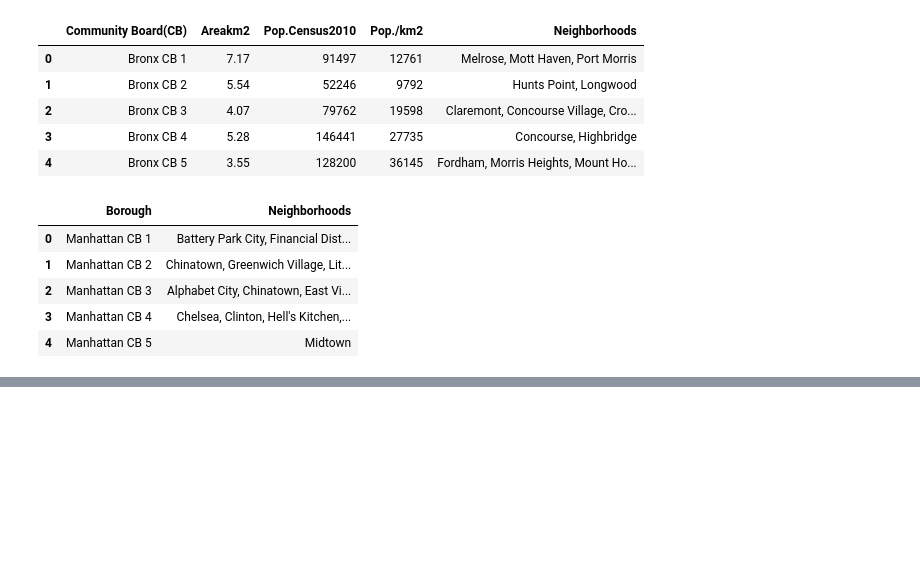
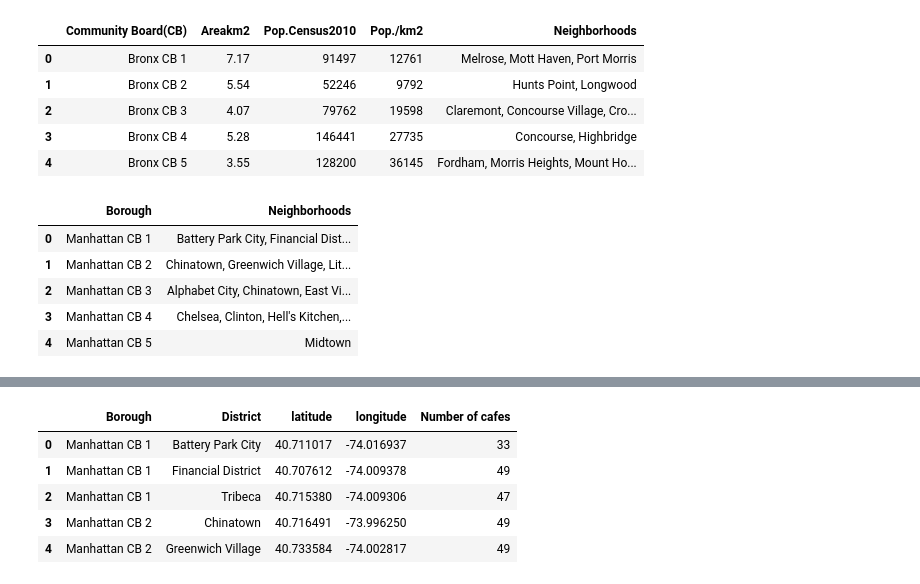
Before and after one commit to GUC83/github-coursera, a Jupyter notebook: the Battle of Neighborhoods.ipynb, the cells around one changed output, grey strips where cells are left out. Drawn from its saved outputs; the diff is of its cells as text; code cells hidden in the pictures; blank space fills up the shorter version.

```diff
--- a/the Battle of Neighborhoods.ipynb
+++ b/the Battle of Neighborhoods.ipynb
@@ -374,0 +389,22 @@ NY.head(50)
+# %%
+
+# Creating a map of NY.
+
+lat = 40.73
+long = -73.98
+
+map_NY = folium.Map(location=[lat, long], zoom_start=11)
+
+for lat, long, label in zip(NY['latitude'], NY['longitude'], NY['District']):
+    label = folium.Popup(label, parse_html=True)
+    folium.CircleMarker(
+        [lat, long],
+        radius=5,
+        popup=label,
+        color='blue',
+        fill=True,
+        fill_color='#3186cc',
+        fill_opacity=0.7,
+        parse_html=False).add_to(map_NY)
+
+map_NY
@@ -374,0 +485,10 @@ NY.head(50)
+# %%
+NY['Number of cafes'] = N_bar
+NY.head()
+# %% [output]
+|  | Borough | District | latitude | longitude | Number of cafes |
+| 0 | Manhattan CB 1 | Battery Park City | 40.711017 | -74.016937 | 33 |
+| 1 | Manhattan CB 1 | Financial District | 40.707612 | -74.009378 | 49 |
+| 2 | Manhattan CB 1 | Tribeca | 40.715380 | -74.009306 | 47 |
+| 3 | Manhattan CB 2 | Chinatown | 40.716491 | -73.996250 | 49 |
+| 4 | Manhattan CB 2 | Greenwich Village | 40.733584 | -74.002817 | 49 |
```
Also changed, not shown: parts of 35 cells of this notebook.
